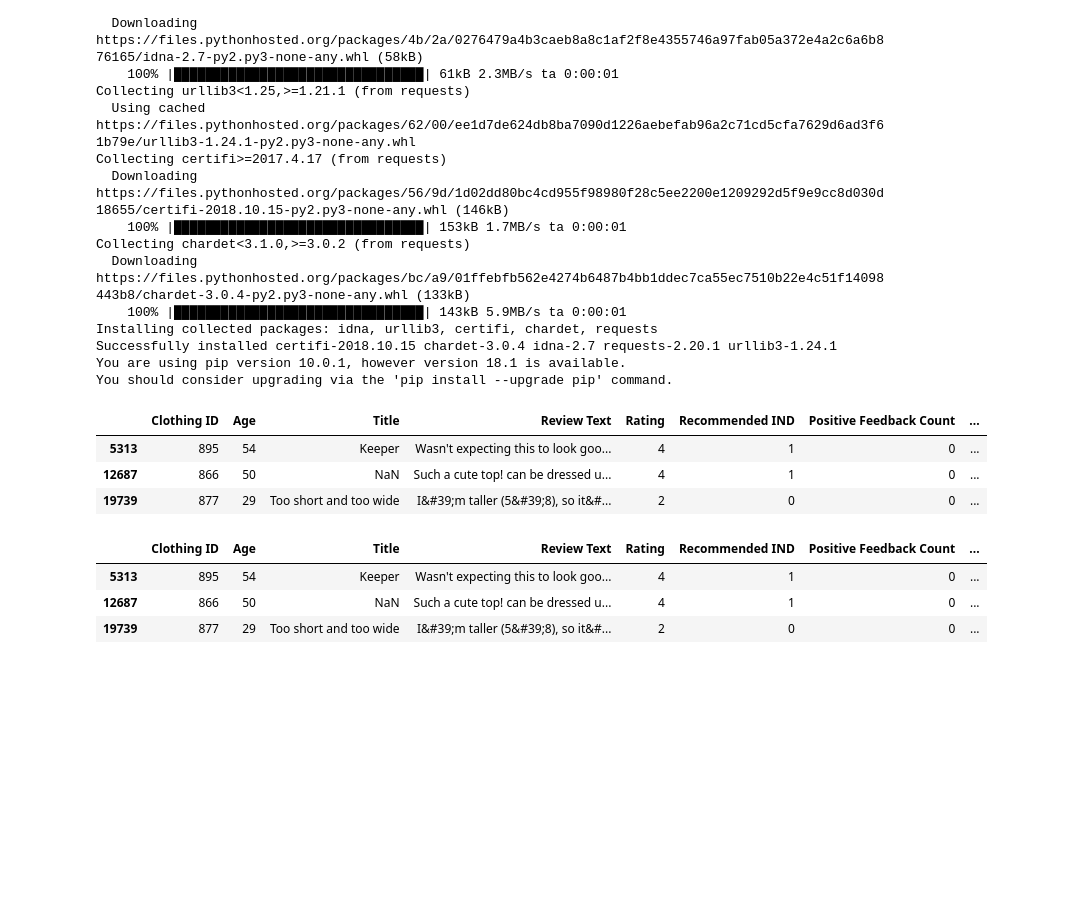
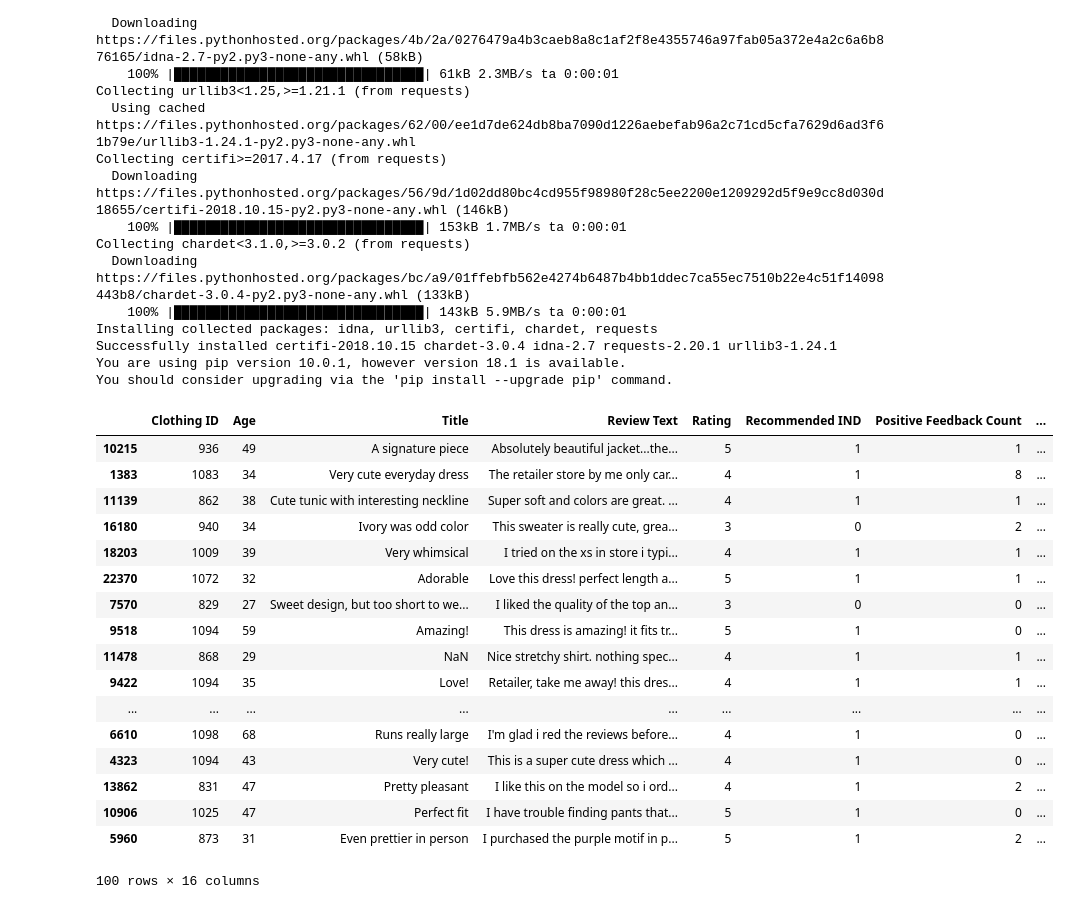
Before and after one commit to if1015-datascience-ufpe/2018-2-projeto-prepi, a Jupyter notebook: projeto/preprocessing.ipynb, the cells around one changed output. Cells and saved outputs as stored; diff of their text form; code cells hidden in the pictures; blank space fills up the shorter version.

```diff
--- a/projeto/preprocessing.ipynb
+++ b/projeto/preprocessing.ipynb
@@ -47,7 +47,7 @@ array(['Intimates', 'Dresses', 'Pants', 'Blouses', 'Knits', 'Outerwear',
        'Swim', 'Trend', 'Jeans', 'Legwear', 'Shorts', 'Layering',
        'Casual bottoms', nan, 'Chemises'], dtype=object)
 # %%
-print(data_set.isnull().sum())
+# print(data_set.isnull().sum())
 data_set = data_set.dropna(subset=['Review Text'])
-data_set = data_set.sample(n=1000)
-data_set.to_csv('./data/only1000.csv', index=False)
+data_set = data_set.sample(n=100)
+data_set.to_csv('./data/only100.csv', index=False)
@@ -99,13 +87,7 @@ ds = data_set.sample(n=3)
 # %%
-ds["result"] = ds['Review Text'].apply(lambda x: analyze(x))
-ds
+# data_set["result"] = data_set['Review Text'].apply(lambda x: analyze(x))
-# %% [output]
-|  | Clothing ID | Age | Title | Review Text | Rating | Recommended IND | Positive Feedback Count | ... |
-| 5313 | 895 | 54 | Keeper | Wasn't expecting this to look goo... | 4 | 1 | 0 | ... |
-| 12687 | 866 | 50 | NaN | Such a cute top! can be dressed u... | 4 | 1 | 0 | ... |
-| 19739 | 877 | 29 | Too short and too wide | I&#39;m taller (5&#39;8), so it&#... | 2 | 0 | 0 | ... |
 # %%
-aa = ds['result'].apply(lambda x: json.loads(x)['entities'])
+aa = data_set['result'].apply(lambda x: json.loads(x)['entities'])
 # %%
 bb = aa.values.tolist()[2]
 # %%
@@ -127,14 +109,27 @@ def classify(res):
         return bemMalNone(prod, 'PRODUCT')
     return bemMalNone(comp, 'COMPANY')
 # %%
-ds['classify'] = aa.apply(lambda x: classify(x))
+data_set['classify'] = aa.apply(lambda x: classify(x))
 # %%
-ds['tipo'] = ds['classify'].apply(lambda x: x[0])
-ds['bemmal'] = ds['classify'].apply(lambda x: x[1])
+data_set['tipo'] = data_set['classify'].apply(lambda x: x[0])
+data_set['sentimento'] = data_set['classify'].apply(lambda x: x[1])
+data_set
+# %% [output]
+|  | Clothing ID | Age | Title | Review Text | Rating | Recommended IND | Positive Feedback Count | ... |
+| 10215 | 936 | 49 | A signature piece | Absolutely beautiful jacket...the... | 5 | 1 | 1 | ... |
+| 1383 | 1083 | 34 | Very cute everyday dress | The retailer store by me only car... | 4 | 1 | 8 | ... |
+| 11139 | 862 | 38 | Cute tunic with interesting neckline | Super soft and colors are great. ... | 4 | 1 | 1 | ... |
+| 16180 | 940 | 34 | Ivory was odd color | This sweater is really cute, grea... | 3 | 0 | 2 | ... |
+| 18203 | 1009 | 39 | Very whimsical | I tried on the xs in store i typi... | 4 | 1 | 1 | ... |
+| 22370 | 1072 | 32 | Adorable | Love this dress! perfect length a... | 5 | 1 | 1 | ... |
+| 7570 | 829 | 27 | Sweet design, but too short to we... | I liked the quality of the top an... | 3 | 0 | 0 | ... |
+| 9518 | 1094 | 59 | Amazing! | This dress is amazing! it fits tr... | 5 | 1 | 0 | ... |
+| 11478 | 868 | 29 | NaN | Nice stretchy shirt. nothing spec... | 4 | 1 | 1 | ... |
+| 9422 | 1094 | 35 | Love! | Retailer, take me away! this dres... | 4 | 1 | 1 | ... |
+| ... | ... | ... | ... | ... | ... | ... | ... | ... |
+| 6610 | 1098 | 68 | Runs really large | I'm glad i red the reviews before... | 4 | 1 | 0 | ... |
+| 4323 | 1094 | 43 | Very cute! | This is a super cute dress which ... | 4 | 1 | 0 | ... |
+| 13862 | 831 | 47 | Pretty pleasant | I like this on the model so i ord... | 4 | 1 | 2 | ... |
+| 10906 | 1025 | 47 | Perfect fit | I have trouble finding pants that... | 5 | 1 | 0 | ... |
+| 5960 | 873 | 31 | Even prettier in person | I purchased the purple motif in p... | 5 | 1 | 2 | ... |
+100 rows × 16 columns
-# %%
-ds
-# %% [output]
-|  | Clothing ID | Age | Title | Review Text | Rating | Recommended IND | Positive Feedback Count | ... |
-| 5313 | 895 | 54 | Keeper | Wasn't expecting this to look goo... | 4 | 1 | 0 | ... |
-| 12687 | 866 | 50 | NaN | Such a cute top! can be dressed u... | 4 | 1 | 0 | ... |
-| 19739 | 877 | 29 | Too short and too wide | I&#39;m taller (5&#39;8), so it&#... | 2 | 0 | 0 | ... |
```
Also changed, not shown: parts of 2 cells of this notebook, 12 other files.
